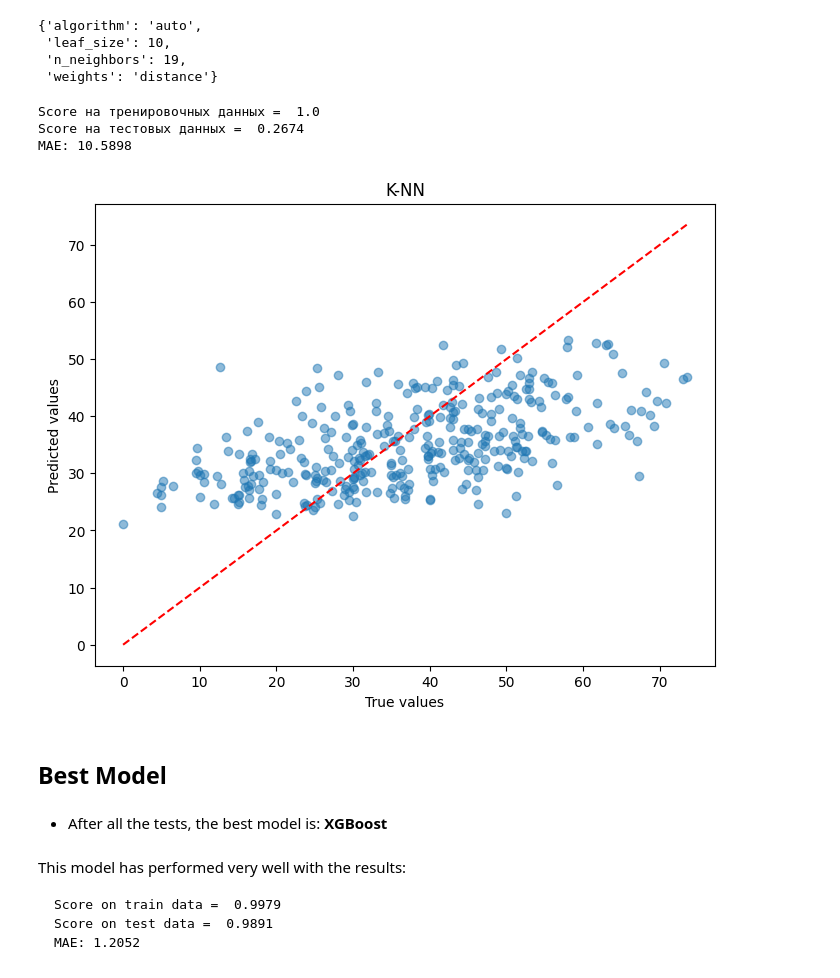
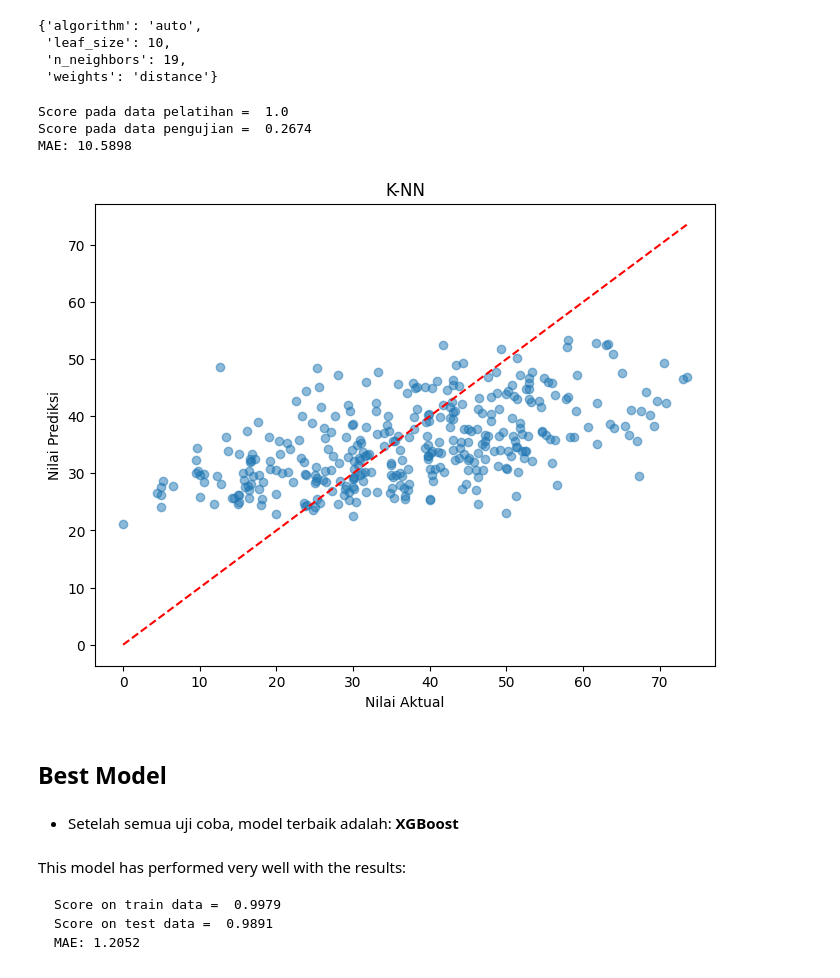
Before and after one commit to penoFahmi/Diabetes-Prediction, a Jupyter notebook: diabetes-prediction-xgboost-r-99.ipynb, the cells around one changed output. Cells and saved outputs as stored; diff of their text form; code cells hidden in the pictures.

```diff
--- a/diabetes-prediction-xgboost-r-99.ipynb
+++ b/diabetes-prediction-xgboost-r-99.ipynb
@@ -413,27 +413,27 @@ y_pred3 = best_gs_knn2.predict(X_test)
 
 mae = mean_absolute_error(y_test, y_pred3)
 
-print('Score на тренировочных данных = ', round(best_gs_knn2.score(X_train, y_train), 4))
-print('Score на тестовых данных = ', round(best_gs_knn2.score(X_test, y_test), 4))
+print('Score pada data pelatihan = ', round(best_gs_knn2.score(X_train, y_train), 4))
+print('Score pada data pengujian = ', round(best_gs_knn2.score(X_test, y_test), 4))
 print(f"MAE: {mae:.4f}")
 # %% [output]
-Score на тренировочных данных =  1.0
-Score на тестовых данных =  0.2674
+Score pada data pelatihan =  1.0
+Score pada data pengujian =  0.2674
 MAE: 10.5898
 # %%
 plt.figure(figsize=(8, 6))
 plt.scatter(y_test, y_pred3, alpha=0.5)
 plt.plot([min(y_test), max(y_test)], [min(y_test), max(y_test)], color='red', linestyle='--')
-plt.xlabel('True values')
-plt.ylabel('Predicted values')
+plt.xlabel('Nilai Aktual')
+plt.ylabel('Nilai Prediksi')
 plt.title('K-NN')
 plt.show()
 # %% [output]
-[figure, old version]
+[figure, new version]
 # %% [markdown]
 ## Best Model
 # %% [markdown]
-- After all the tests, the best model is: **XGBoost**
+- Setelah semua uji coba, model terbaik adalah: **XGBoost**
 # %% [markdown]
 This model has performed very well with the results:
 
```
Also changed, not shown: parts of 6 cells of this notebook.
